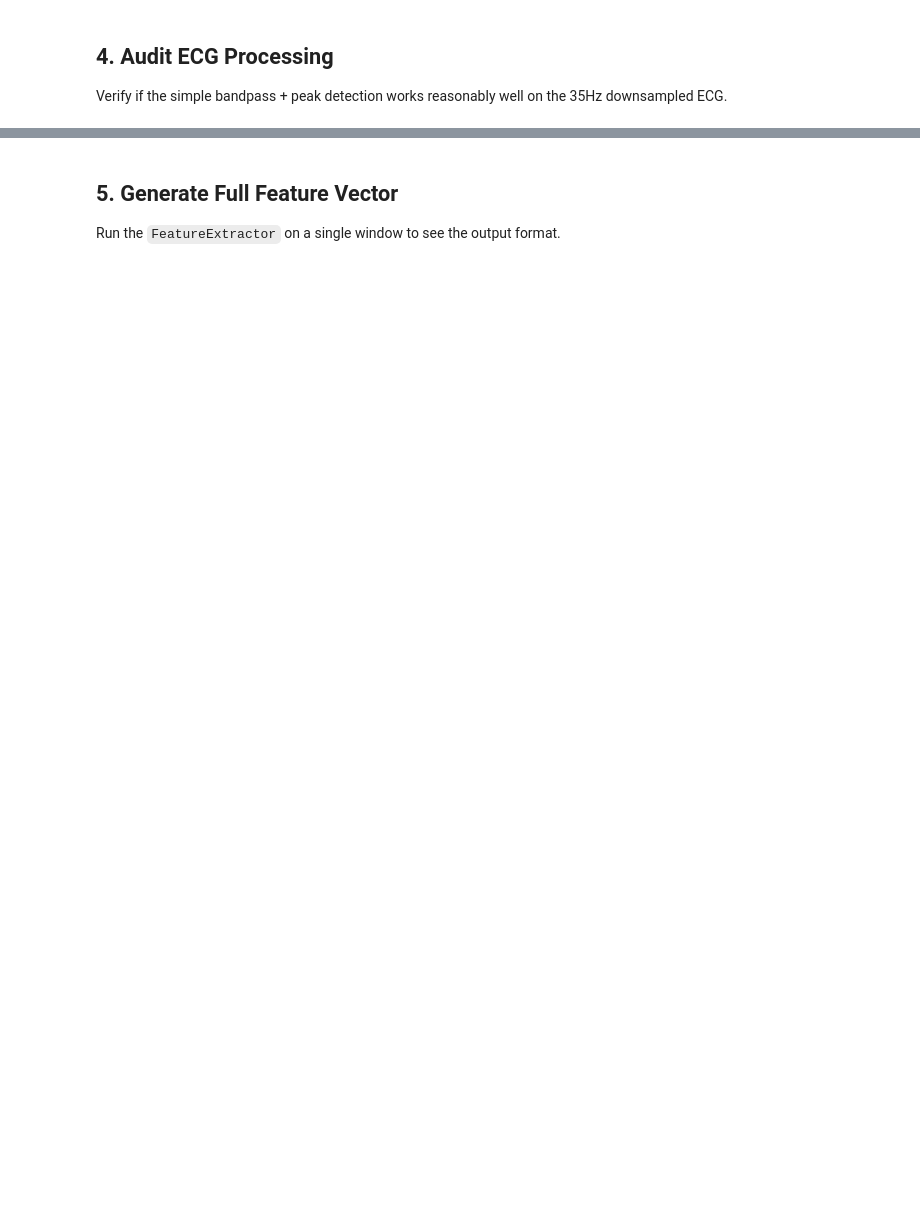
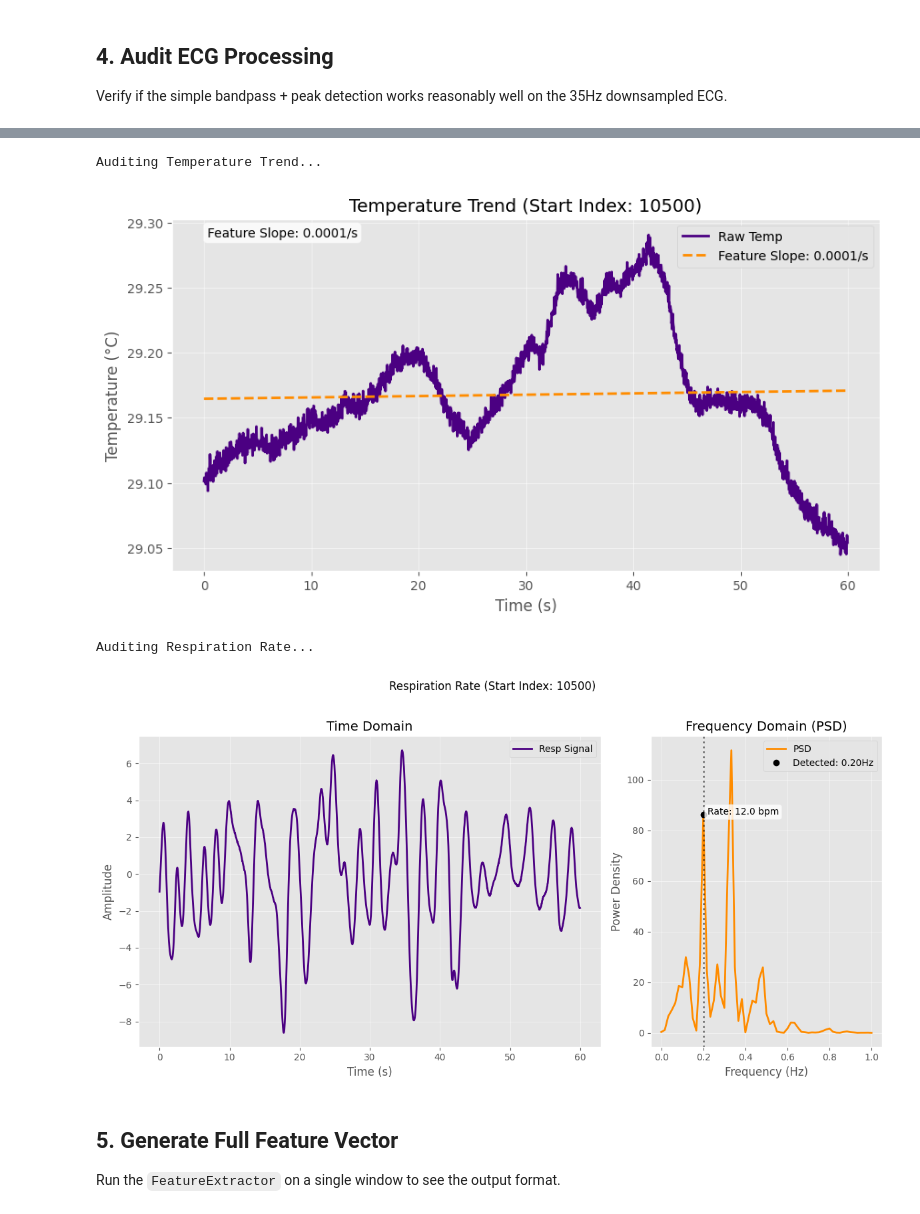
Before and after one commit to gmatteuc/Wearable_stress_biomarker, a Jupyter notebook: notebooks/02_feature_extraction_verification.ipynb, the cells around one changed output, grey strips where cells are left out. Cells and saved outputs as stored; diff of their text form; code cells hidden in the pictures; blank space fills up the shorter version.

```diff
--- a/notebooks/02_feature_extraction_verification.ipynb
+++ b/notebooks/02_feature_extraction_verification.ipynb
@@ -119,3 +139,48 @@ plt.show()
+# %%
+# --- Temperature Audit ---
+temp_signal = np.array(window['TEMP'])
+
+print("Auditing Temperature Trend...")
+loc = config['data'].get('sensor_location', 'chest').upper()
+
+# Calculate feature first
+feats = extractor._process_temp(temp_signal)
+slope_val = feats['temp_slope']
+
+fig_temp = plot_temp_audit(
+    time_axis=np.arange(len(temp_signal)) / fs,
+    temp_signal=temp_signal,
+    slope=slope_val,
+    title=f"Temperature Trend (Start Index: {window['start_idx']})",
+    save_folder=loc
+)
+plt.show()
+
+# --- Respiration Audit ---
+if 'RESP' in window:
+    resp_signal = np.array(window['RESP'])
+    print("Auditing Respiration Rate...")
+
+    # Calculate rate using robust feature extractor logic
+    feats = extractor._process_resp(resp_signal)
+    detected_hz = feats['resp_rate_Hz']
+
+    fig_resp = plot_resp_audit(
+        time_axis=np.arange(len(resp_signal)) / fs,
+        resp_signal=resp_signal,
+        fs=fs,
+        detected_rate=detected_hz, # Explicitly pass the detected rate for visualization
+        title=f"Respiration Rate (Start Index: {window['start_idx']})",
+        save_folder=loc
+    )
+    plt.show()
+else:
+    print("No RESP signal in this window.")
+# %% [output]
+Auditing Temperature Trend...
+[figure, added]
+Auditing Respiration Rate...
+[figure, added]
 # %% [markdown]
 ## 5. Generate Full Feature Vector
 Run the `FeatureExtractor` on a single window to see the output format.
```
Also changed, not shown: parts of 10 cells of this notebook, 23 other files.
